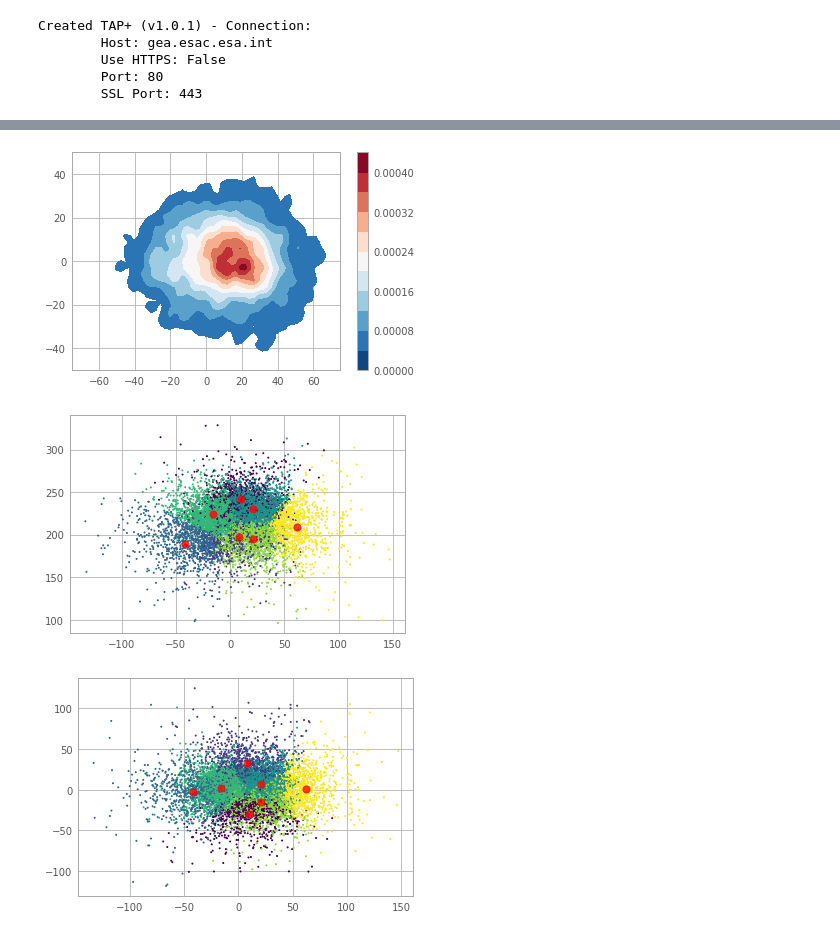
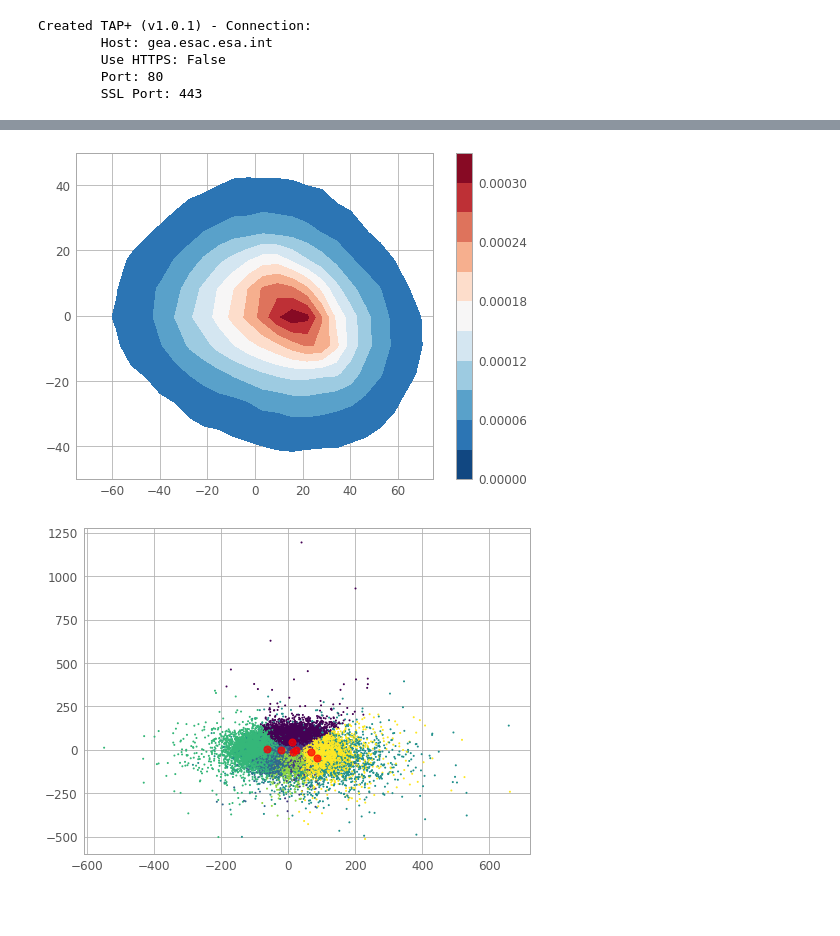
Before and after one commit to erumelhart/astr499research, a Jupyter notebook: main_part_3.ipynb, the cells around one changed output, grey strips where cells are left out. Cells and saved outputs as stored; diff of their text form; code cells hidden in the pictures; blank space fills up the shorter version.

```diff
--- a/main_part_3.ipynb
+++ b/main_part_3.ipynb
@@ -41,5 +45,5 @@ Results: None
 # %%
 #reading in data file pulled from Gaia archive
 
-gaiatable = QTable.read('async_20180707193105.vot', format='votable')
-#print(gaiatable)
+gaiatable = QTable.read('async_20180726120211.vot', format='votable')
+print(gaiatable)
@@ -118,0 +145,21 @@ ax[2].scatter(galv_x, galv_z, s=1);
+# %%
+#making a 3D plot of galactocentric velocities but with a mask to cut out some outliers
+
+mask1 = np.where((galv_x.value > -600) & (galv_y.value < 750)
+                & (galv_z.value < 2000))
+
+vx = galv_x[mask1]
+vy = galv_y[mask1]
+vz = galv_z[mask1]
+
+fig = plt.figure()
+ax = fig.add_subplot(111,projection='3d')
+
+fig.tight_layout()
+
+ax.set_xlabel("V_x")
+ax.set_ylabel("V_y")
+ax.set_zlabel("V_z")
+
+ax.scatter(vx, vy, vz, c = 'k', s=0.1, alpha=1);
+ax.view_init(azim = -140, elev = 40);
@@ -139,13 +207,13 @@ plt.show()
 # %%
 #kernel density estimate plot for the x and z components of galactocentric velocities
 
-sns.kdeplot(galv_x.value, galv_z.value, legend=True, shade=True, gridsize=200, kernel='gau', cbar=True,
+sns.kdeplot(vx.value, vz.value, legend=True, shade=True, gridsize=200, kernel='gau', cbar=True,
             bw=2.1, cmap="RdBu_r", shade_lowest=False)
 plt.ylim([-50,50])
 plt.xlim([-75,75])
 plt.show()
 # %% [output]
-[figure, old version]
+[figure, new version]
 # %%
 #prepping kmeans, making a mask to remove outliers and focus on main cluster of sources,
 # plotting kmeans for x and y components of galactocentric velocities
@@ -157,28 +225,26 @@ xmasked = galv_x[mask]
 ymasked = galv_y[mask]
 zmasked = galv_z[mask]
 
-fullarray = np.array([galv_x, galv_y, galv_z]).T
+fullarray = np.array([vx, vy, vz]).T
 vsarray = np.array([xmasked, ymasked, zmasked]).T
 
-kmeans = KMeans(n_clusters=7)
-kmeans.fit(vsarray)
-y_kmeans = kmeans.predict(vsarray)
+#kmeans = KMeans(n_clusters=7)
+#kmeans.fit(fullarray)
+#y_kmeans = kmeans.predict(fullarray)
 
-plt.scatter(vsarray[:, 0], vsarray[:, 1], c=y_kmeans, s=1, cmap='viridis')
+#plt.scatter(fullarray[:, 0], fullarray[:, 1], c=y_kmeans, s=1, cmap='viridis')
 
-centers = kmeans.cluster_centers_
-plt.scatter(centers[:, 0], centers[:, 1], c='red', s=50, alpha=0.75);
+#centers = kmeans.cluster_centers_
+#plt.scatter(centers[:, 0], centers[:, 1], c='red', s=50, alpha=0.75);
-# %% [output]
-[figure, removed]
 # %%
 #plotting kmeans for x and z components of galactocentric velocities
 
-plt.scatter(vsarray[:, 0], vsarray[:, 2], c=y_kmeans, s=1, cmap='viridis')
+plt.scatter(fullarray[:, 0], fullarray[:, 2], c=y_kmeans, s=1, cmap='viridis')
 
 centers = kmeans.cluster_centers_
 plt.scatter(centers[:, 0], centers[:, 2], c='red', s=50, alpha=0.75);
 # %% [output]
-[figure, old version]
+[figure, new version]
 # %%
 # plotting kmeans for y and z components of galactocentric velocities
 
```
Also changed, not shown: parts of 19 cells of this notebook.
